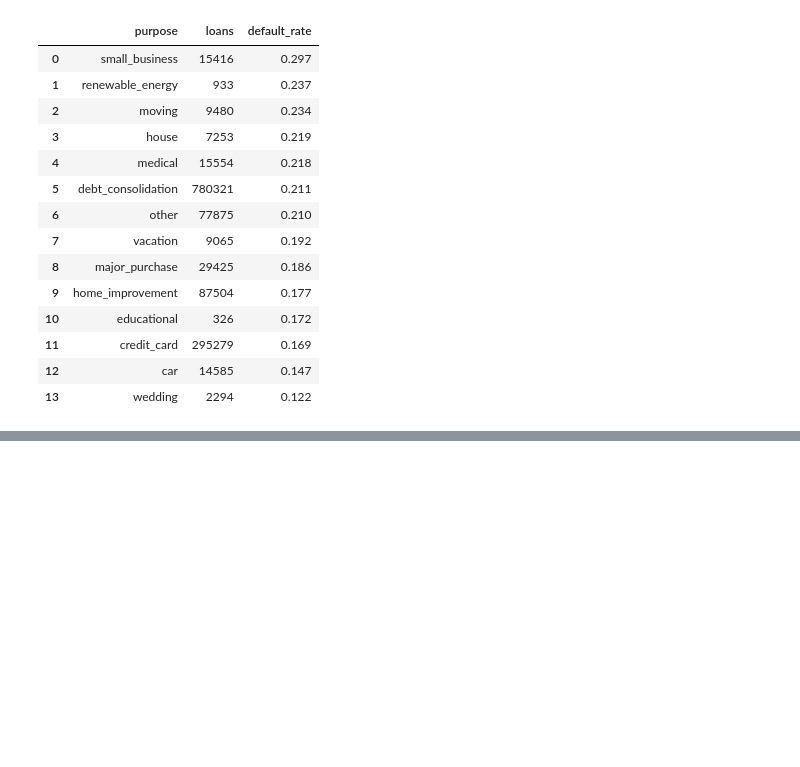
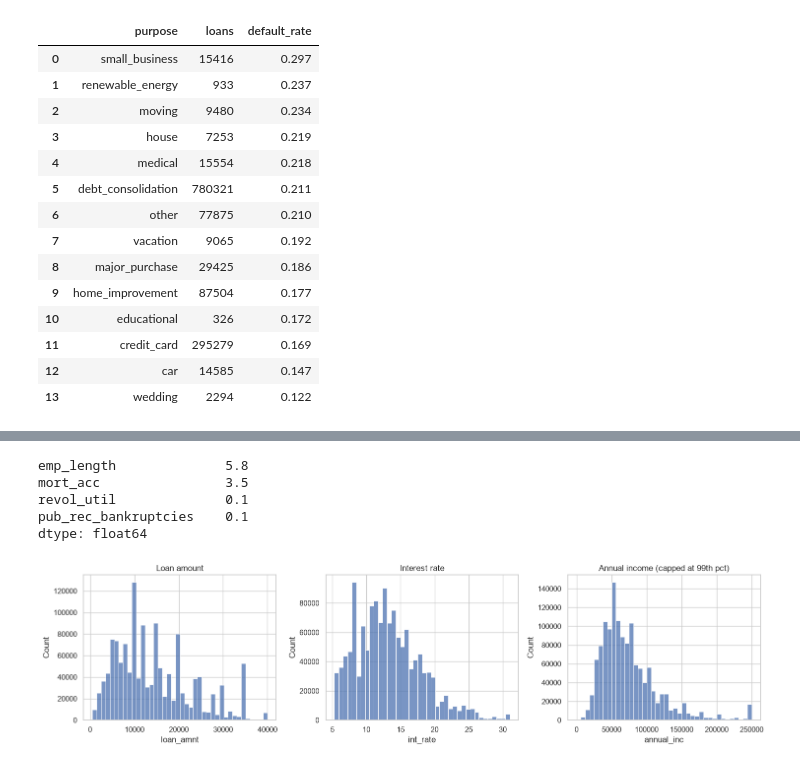
Before and after one commit to TzurShalom/Lending-Club, a Jupyter notebook: notebooks/01_eda.ipynb, the cells around one changed output, grey strips where cells are left out. Saved outputs shown, nothing was run; the diff lists cells and outputs as text; code cells hidden in the pictures; blank space fills up the shorter version.

```diff
--- a/notebooks/01_eda.ipynb
+++ b/notebooks/01_eda.ipynb
@@ -47,0 +174,28 @@ con.sql("""
+# %%
+df = con.sql("SELECT * FROM loans").df()
+
+missing = df.isna().mean().mul(100).round(1).sort_values(ascending=False)
+missing[missing > 0]
+# %% [output]
+emp_length              5.8
+mort_acc                3.5
+revol_util              0.1
+pub_rec_bankruptcies    0.1
+dtype: float64
+# %%
+fig, axes = plt.subplots(1, 3, figsize=(15, 4))
+
+sns.histplot(df["loan_amnt"], bins=40, ax=axes[0])
+axes[0].set_title("Loan amount")
+
+sns.histplot(df["int_rate"], bins=40, ax=axes[1])
+axes[1].set_title("Interest rate")
+
+inc = df["annual_inc"].clip(upper=df["annual_inc"].quantile(0.99))
+sns.histplot(inc, bins=40, ax=axes[2])
+axes[2].set_title("Annual income (capped at 99th pct)")
+
+plt.tight_layout()
+plt.show()
+# %% [output]
+[figure, added]
```
Also changed, not shown: parts of 9 cells of this notebook.
